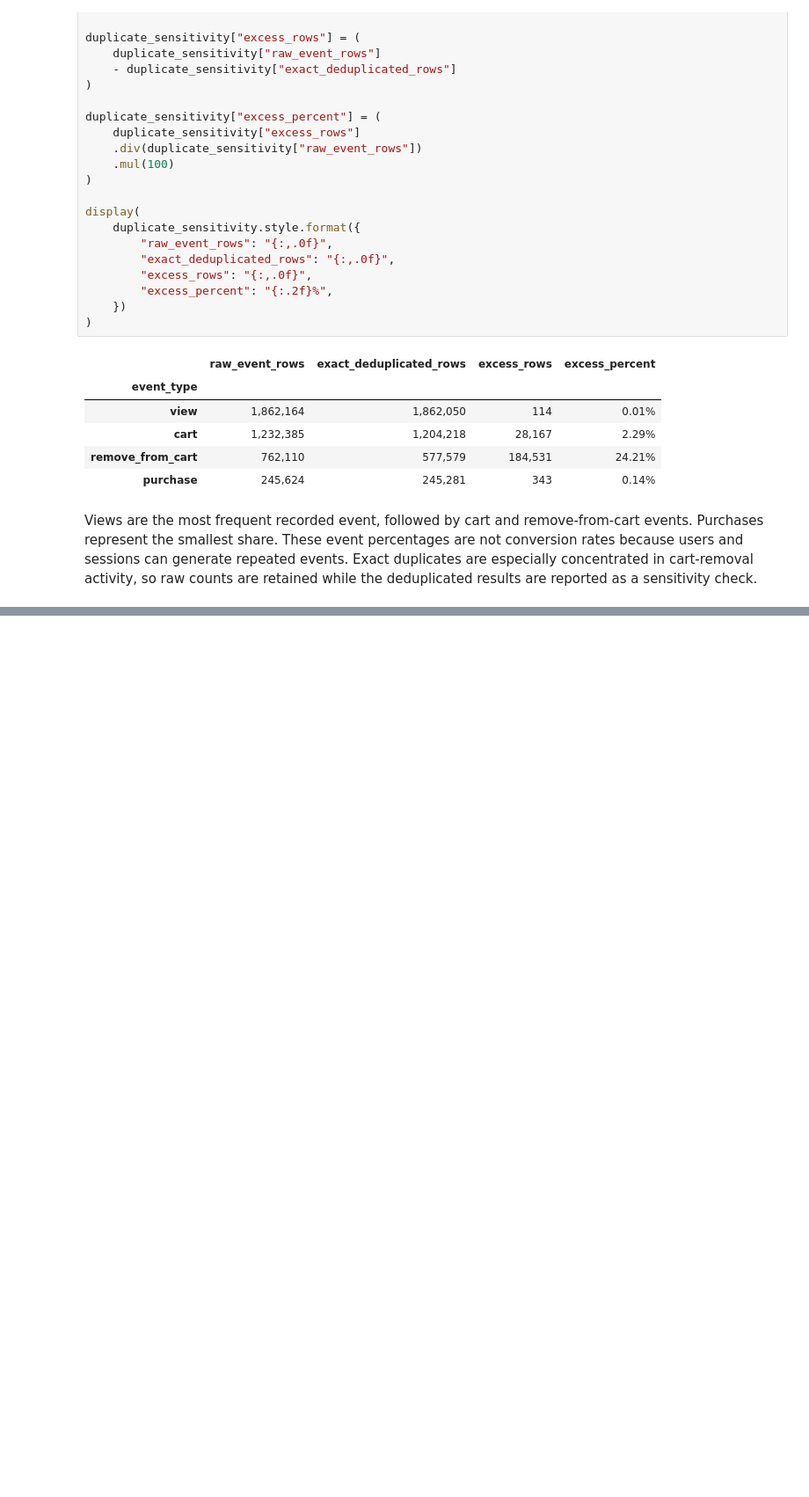
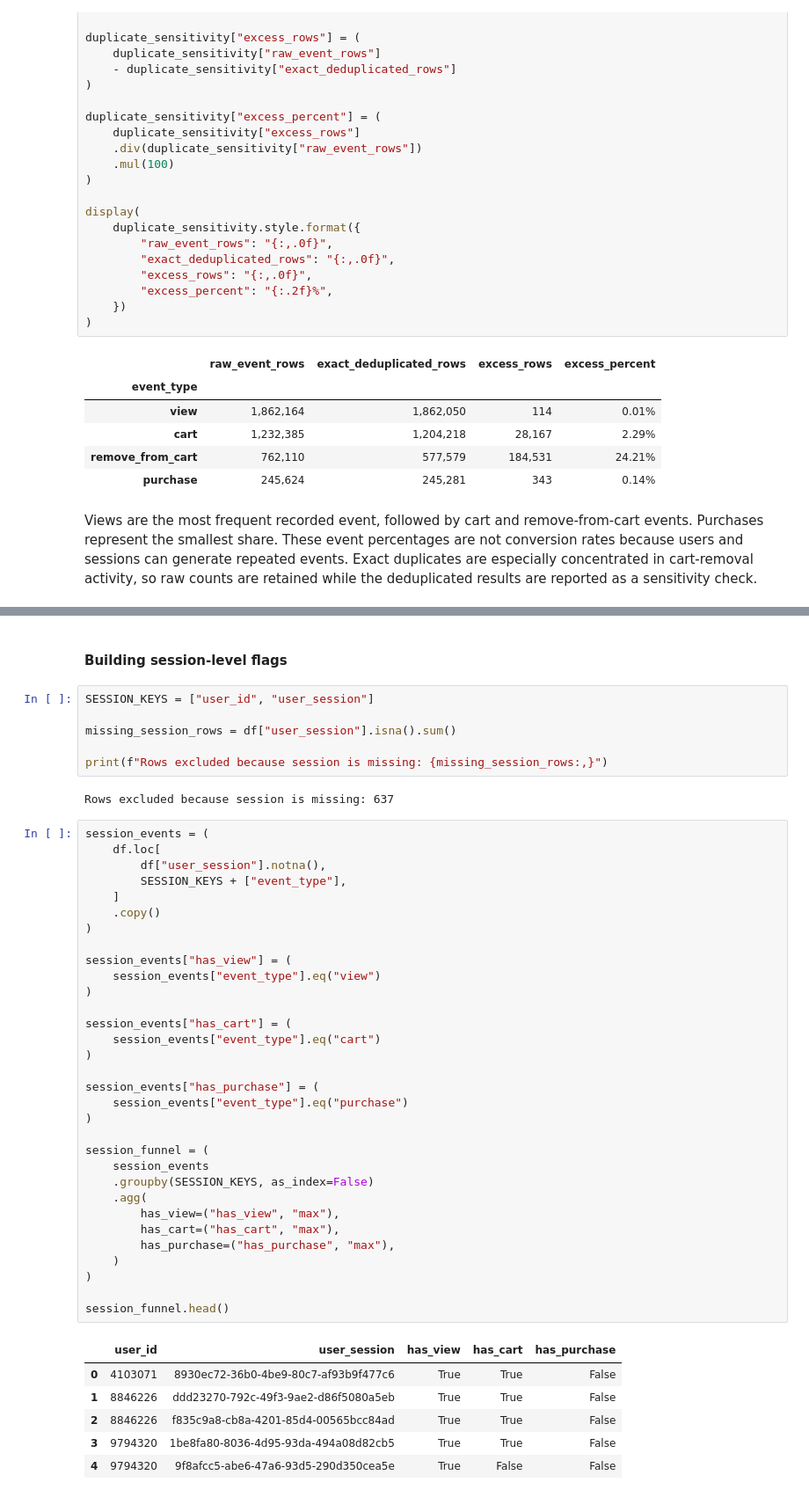
Before and after one commit to moriyuko/ecommerce-product-analysis, a Jupyter notebook: notebook.ipynb, the cells around one changed output, grey strips where cells are left out. Shown at 88% size. Cells and saved outputs as stored; diff of their text form; blank space fills up the shorter version.

```diff
--- a/notebook.ipynb
+++ b/notebook.ipynb
@@ -589,0 +907,49 @@ Views are the most frequent recorded event, followed by cart and remove-from-car
+# %% [markdown]
+#### Building session-level flags
+# %%
+SESSION_KEYS = ["user_id", "user_session"]
+
+missing_session_rows = df["user_session"].isna().sum()
+
+print(f"Rows excluded because session is missing: {missing_session_rows:,}")
+# %% [output]
+Rows excluded because session is missing: 637
+# %%
+session_events = (
+    df.loc[
+        df["user_session"].notna(),
+        SESSION_KEYS + ["event_type"],
+    ]
+    .copy()
+)
+
+session_events["has_view"] = (
+    session_events["event_type"].eq("view")
+)
+
+session_events["has_cart"] = (
+    session_events["event_type"].eq("cart")
+)
+
+session_events["has_purchase"] = (
+    session_events["event_type"].eq("purchase")
+)
+
+session_funnel = (
+    session_events
+    .groupby(SESSION_KEYS, as_index=False)
+    .agg(
+        has_view=("has_view", "max"),
+        has_cart=("has_cart", "max"),
+        has_purchase=("has_purchase", "max"),
+    )
+)
+
+session_funnel.head()
+# %% [output]
+|  | user_id | user_session | has_view | has_cart | has_purchase |
+| 0 | 4103071 | 8930ec72-36b0-4be9-80c7-af93b9f477c6 | True | True | False |
+| 1 | 8846226 | ddd23270-792c-49f3-9ae2-d86f5080a5eb | True | True | False |
+| 2 | 8846226 | f835c9a8-cb8a-4201-85d4-00565bcc84ad | True | True | False |
+| 3 | 9794320 | 1be8fa80-8036-4d95-93da-494a08d82cb5 | True | True | False |
+| 4 | 9794320 | 9f8afcc5-abe6-47a6-93d5-290d350cea5e | True | False | False |
```
Also changed, not shown: parts of 31 cells of this notebook.
